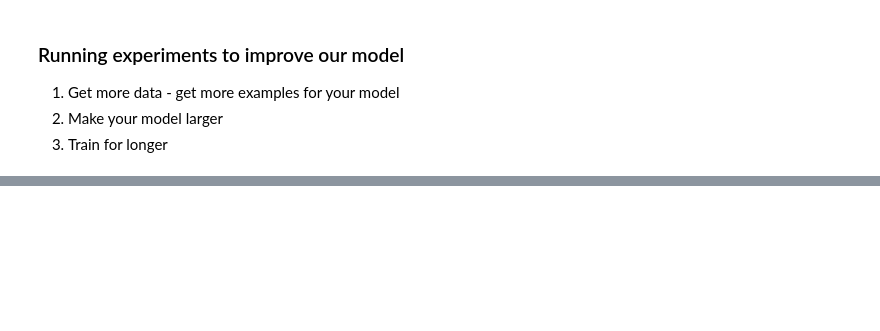
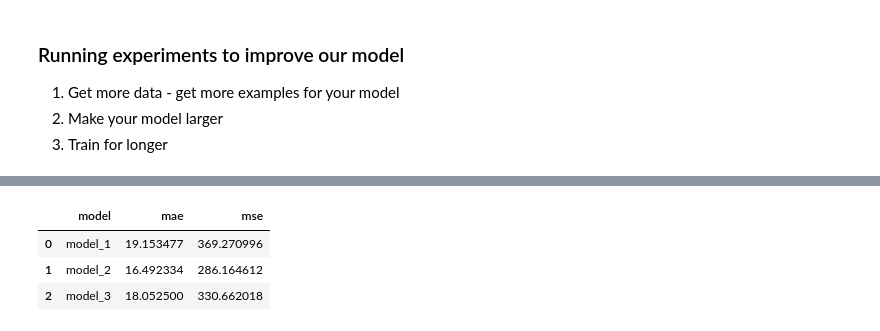
Before and after one commit to gokturkberke/tensorflow-deeplearning, a Jupyter notebook: 01_neural_network_regression.ipynb, the cells around one changed output, grey strips where cells are left out. Cells and saved outputs as stored; diff of their text form; code cells hidden in the pictures; blank space fills up the shorter version.

```diff
--- a/01_neural_network_regression.ipynb
+++ b/01_neural_network_regression.ipynb
@@ -686,0 +687,14 @@ mae_3,mse_3
+# %%
+import pandas as pd
+
+model_results  = [["model_1",mae_1.numpy(),mse_1.numpy()],
+                  ["model_2",mae_2.numpy(),mse_2.numpy()],
+                  ["model_3",mae_3.numpy(),mse_3.numpy()]]
+
+all_results = pd.DataFrame(model_results,columns=["model","mae","mse"])
+all_results
+# %% [output]
+|  | model | mae | mse |
+| 0 | model_1 | 19.153477 | 369.270996 |
+| 1 | model_2 | 16.492334 | 286.164612 |
+| 2 | model_3 | 18.052500 | 330.662018 |
```
Also changed, not shown: parts of 35 cells of this notebook.
